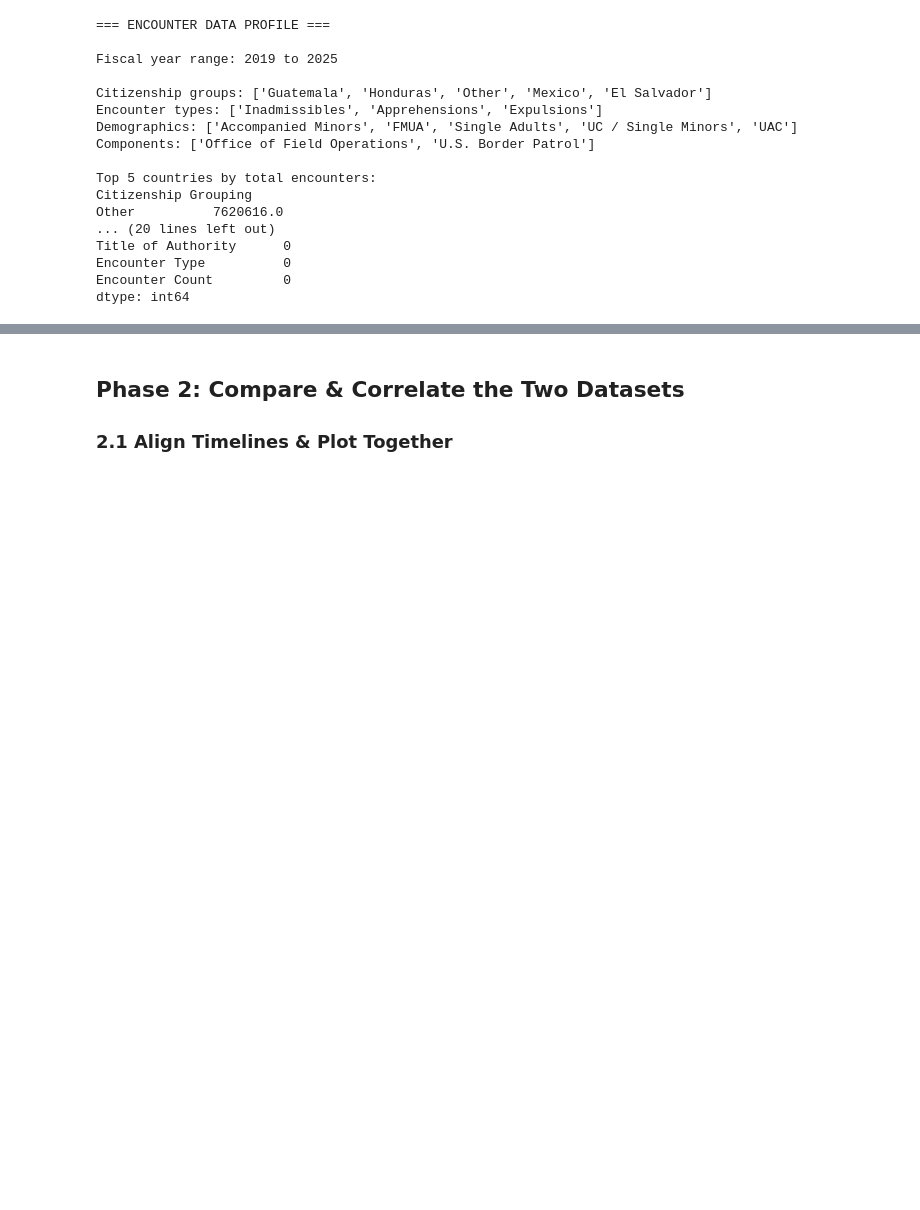
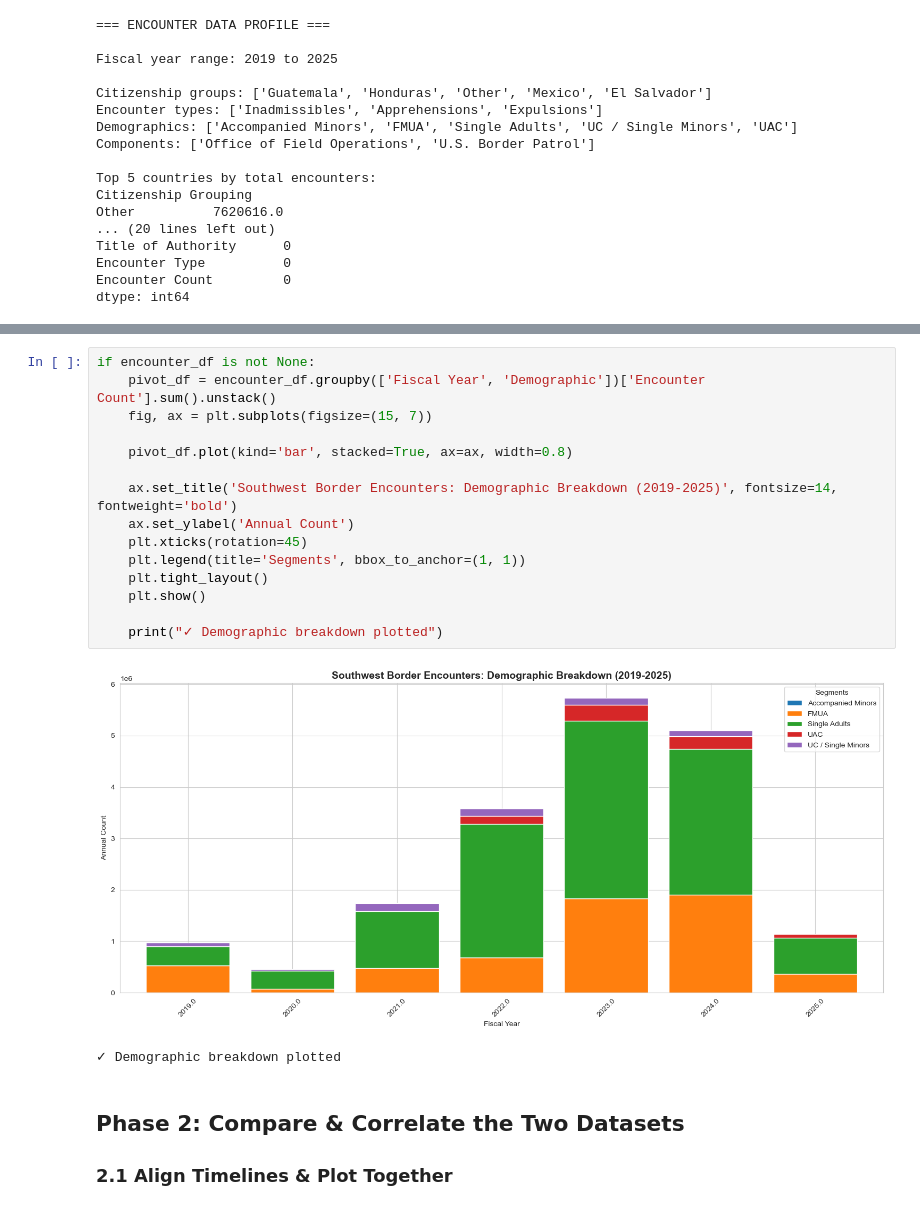
Before and after one commit to ibitec7/migration, a Jupyter notebook: notebooks/eda_migration.ipynb, the cells around one changed output, grey strips where cells are left out. Drawn from its saved outputs; the diff is of its cells as text; blank space fills up the shorter version.

```diff
--- a/notebooks/eda_migration.ipynb
+++ b/notebooks/eda_migration.ipynb
@@ -268,4 +269,22 @@ Date range in encounter data: 2018-10-01 00:00:00 to 2025-09-01 00:00:00
 ✓ Encounter trends plotted
+# %%
+if encounter_df is not None:
+    pivot_df = encounter_df.groupby(['Fiscal Year', 'Demographic'])['Encounter Count'].sum().unstack()
+    fig, ax = plt.subplots(figsize=(15, 7))
+
+    pivot_df.plot(kind='bar', stacked=True, ax=ax, width=0.8)
+
+    ax.set_title('Southwest Border Encounters: Demographic Breakdown (2019-2025)', fontsize=14, fontweight='bold')
+    ax.set_ylabel('Annual Count')
+    plt.xticks(rotation=45)
+    plt.legend(title='Segments', bbox_to_anchor=(1, 1))
+    plt.tight_layout()
+    plt.show()
+
+    print("✓ Demographic breakdown plotted")
+# %% [output]
+[figure, added]
+✓ Demographic breakdown plotted
 # %% [markdown]
 ## Phase 2: Compare & Correlate the Two Datasets
 
```
Also changed, not shown: parts of 7 cells of this notebook.
